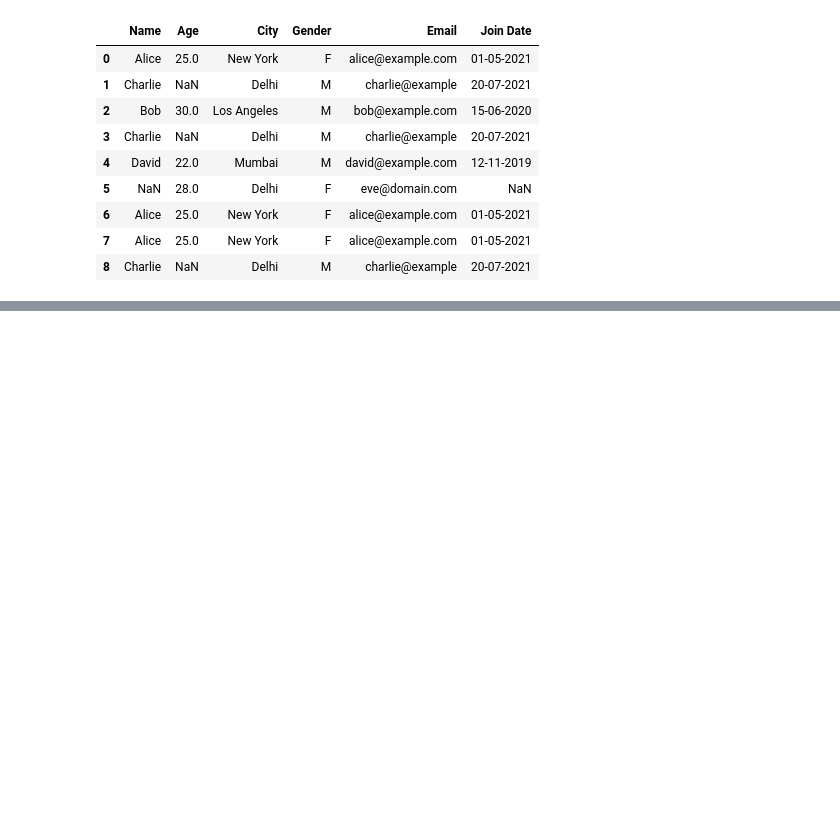
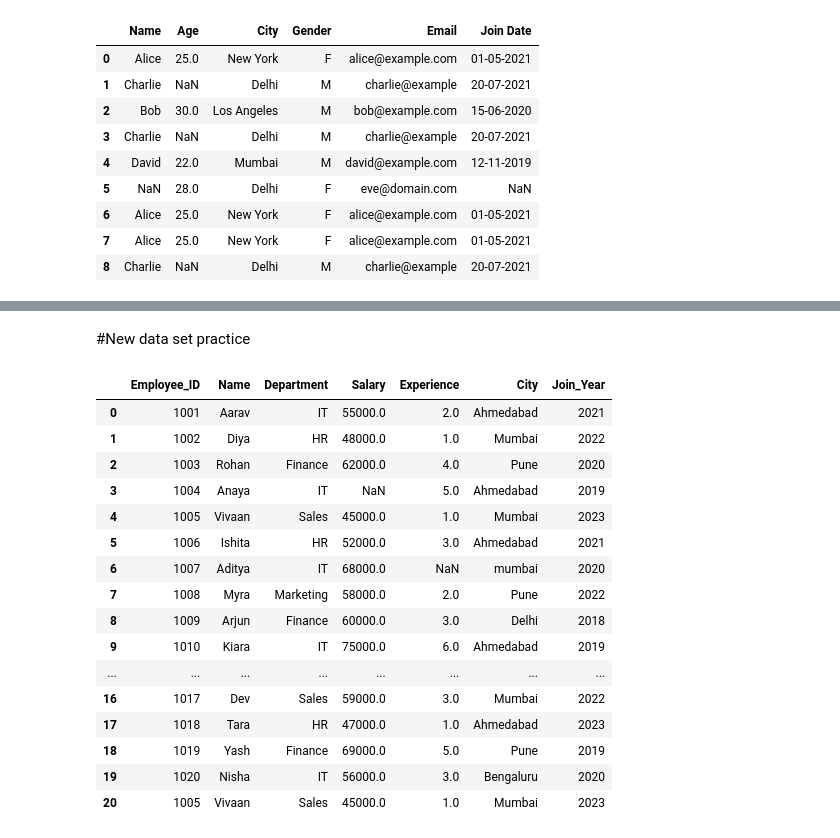
Before and after one commit to karanrathod232004/Pandas, a Jupyter notebook: Day4_Data cleaning & preprocessing.ipynb, the cells around one changed output, grey strips where cells are left out. Drawn from its saved outputs; the diff is of its cells as text; code cells hidden in the pictures; blank space fills up the shorter version.

```diff
--- a/Day4_Data cleaning & preprocessing.ipynb
+++ b/Day4_Data cleaning & preprocessing.ipynb
@@ -330,2 +330,25 @@ df2
 | 4 | David | 22 | Mumbai | Male | David@Example.Com | 12-11-2019 |
 | 5 | Unkonown | 28 | Delhi | Female | Eve@Domain.Com | 12-11-2019 |
+# %% [markdown]
+#New data set practice
+# %%
+data = pd.read_csv(r"C:\Users\Ridhi Rathore\Downloads\year_employee_pandas_practice.csv")
+data
+# %% [output]
+|  | Employee_ID | Name | Department | Salary | Experience | City | Join_Year |
+| 0 | 1001 | Aarav | IT | 55000.0 | 2.0 | Ahmedabad | 2021 |
+| 1 | 1002 | Diya | HR | 48000.0 | 1.0 | Mumbai | 2022 |
+| 2 | 1003 | Rohan | Finance | 62000.0 | 4.0 | Pune | 2020 |
+| 3 | 1004 | Anaya | IT | NaN | 5.0 | Ahmedabad | 2019 |
+| 4 | 1005 | Vivaan | Sales | 45000.0 | 1.0 | Mumbai | 2023 |
+| 5 | 1006 | Ishita | HR | 52000.0 | 3.0 | Ahmedabad | 2021 |
+| 6 | 1007 | Aditya | IT | 68000.0 | NaN | mumbai | 2020 |
+| 7 | 1008 | Myra | Marketing | 58000.0 | 2.0 | Pune | 2022 |
+| 8 | 1009 | Arjun | Finance | 60000.0 | 3.0 | Delhi | 2018 |
+| 9 | 1010 | Kiara | IT | 75000.0 | 6.0 | Ahmedabad | 2019 |
+| ... | ... | ... | ... | ... | ... | ... | ... |
+| 16 | 1017 | Dev | Sales | 59000.0 | 3.0 | Mumbai | 2022 |
+| 17 | 1018 | Tara | HR | 47000.0 | 1.0 | Ahmedabad | 2023 |
+| 18 | 1019 | Yash | Finance | 69000.0 | 5.0 | Pune | 2019 |
+| 19 | 1020 | Nisha | IT | 56000.0 | 3.0 | Bengaluru | 2020 |
+| 20 | 1005 | Vivaan | Sales | 45000.0 | 1.0 | Mumbai | 2023 |
```
Also changed, not shown: parts of 68 cells of this notebook.
